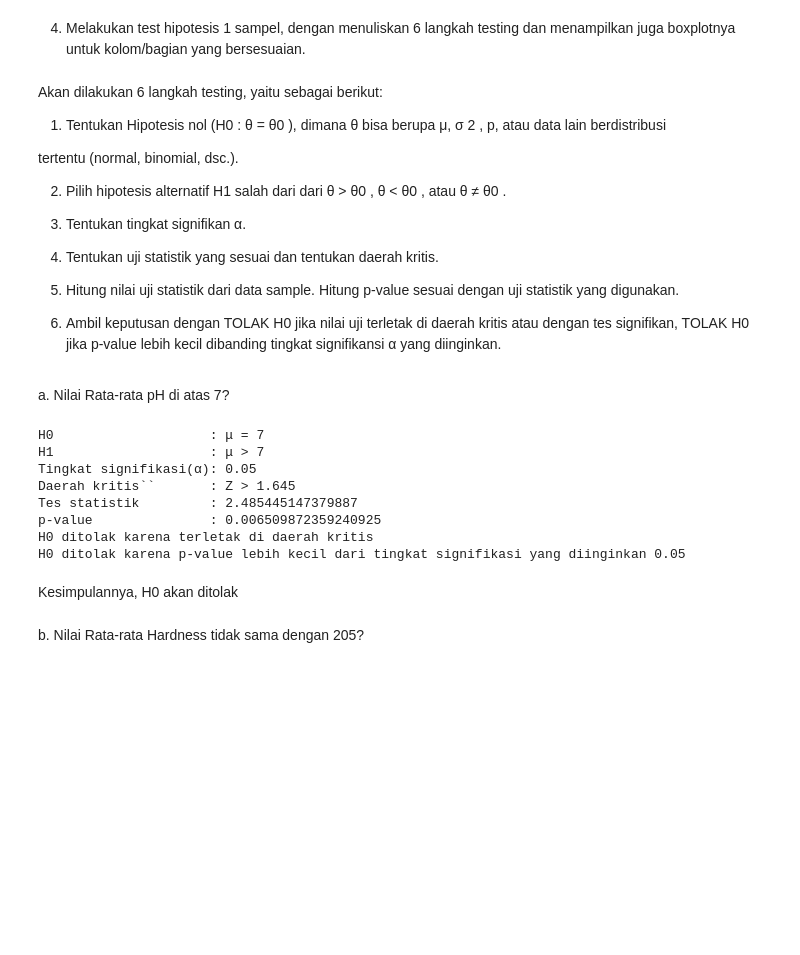
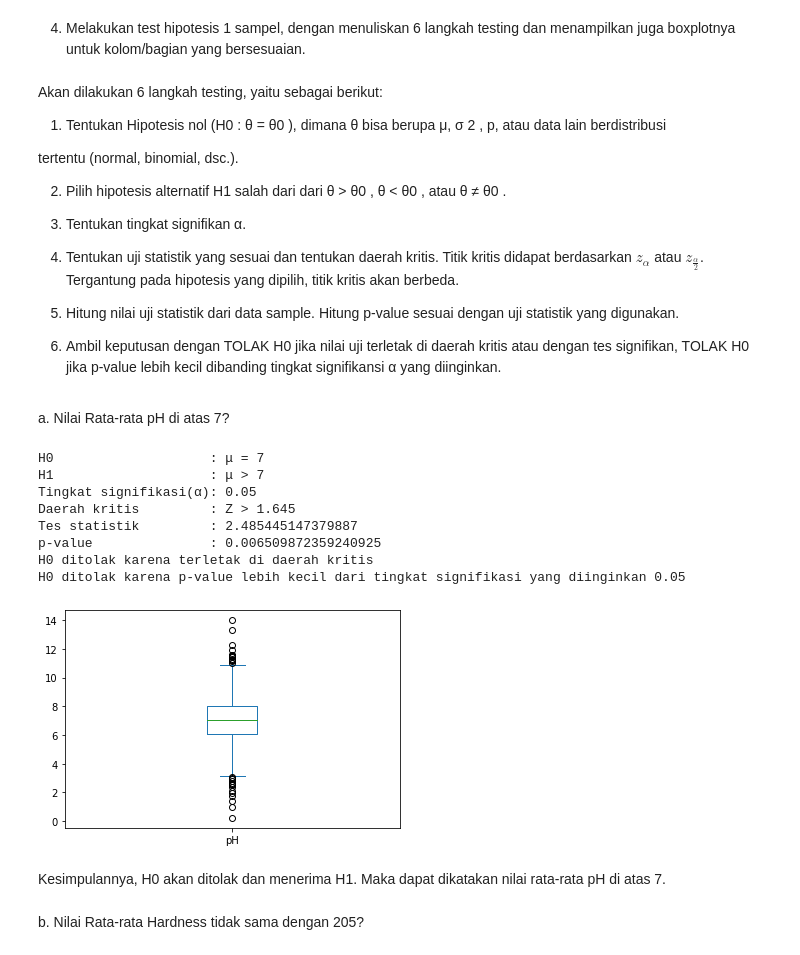
Before and after one commit to jakartasipirok/Tugas-Besar-IF2220-2021-2022, a Jupyter notebook: main.ipynb, the cells around one changed output. Drawn from its saved outputs; the diff is of its cells as text; code cells hidden in the pictures; blank space fills up the shorter version.

```diff
--- a/main.ipynb
+++ b/main.ipynb
@@ -154,7 +153,7 @@ tertentu (normal, binomial, dsc.).
 
 3. Tentukan tingkat signifikan α.
 
-4. Tentukan uji statistik yang sesuai dan tentukan daerah kritis.
+4. Tentukan uji statistik yang sesuai dan tentukan daerah kritis. Titik kritis didapat berdasarkan $z_{\alpha}$ atau $z_\frac{\alpha}{2}$. Tergantung pada hipotesis yang dipilih, titik kritis akan berbeda.
 5. Hitung nilai uji statistik dari data sample. Hitung p-value sesuai dengan uji statistik yang
 digunakan.
 6. Ambil keputusan dengan TOLAK H0
@@ -208,22 +212,25 @@ a. Nilai Rata-rata pH di atas 7?
 # %%
 print("H0                    : μ = 7")
 print("H1                    : μ > 7")
 alpha = 0.05
 print("Tingkat signifikasi(α):", alpha)
 Z = 1.645
-print("Daerah kritis``       : Z >", Z)
+print("Daerah kritis         : Z >", Z)
 uji_statistik(df["pH"], 7, "greater", alpha, Z)
+df["pH"].plot(kind="box")
+plt.show()
 # %% [output]
 H0                    : μ = 7
 H1                    : μ > 7
 Tingkat signifikasi(α): 0.05
-Daerah kritis``       : Z > 1.645
+Daerah kritis         : Z > 1.645
 Tes statistik         : 2.485445147379887
 p-value               : 0.006509872359240925
 H0 ditolak karena terletak di daerah kritis
 H0 ditolak karena p-value lebih kecil dari tingkat signifikasi yang diinginkan 0.05
+[figure, added]
-# %% [markdown]
-Kesimpulannya, H0 akan ditolak
+# %% [markdown]
+Kesimpulannya, H0 akan ditolak dan menerima H1. Maka dapat dikatakan nilai rata-rata pH di atas 7.
 # %% [markdown]
 b. Nilai Rata-rata Hardness tidak sama dengan 205?
 # %%
```
Also changed, not shown: parts of 10 cells of this notebook.
